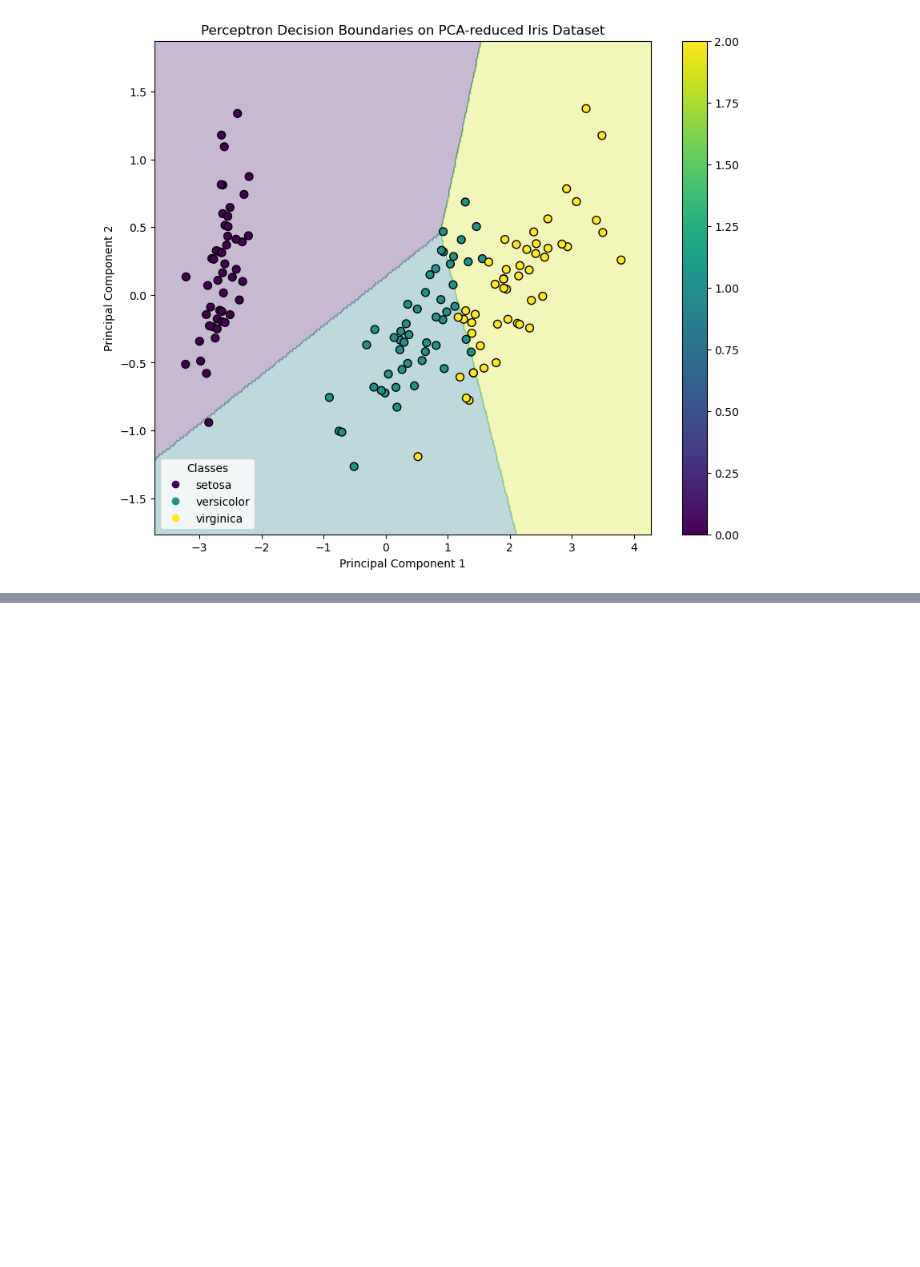
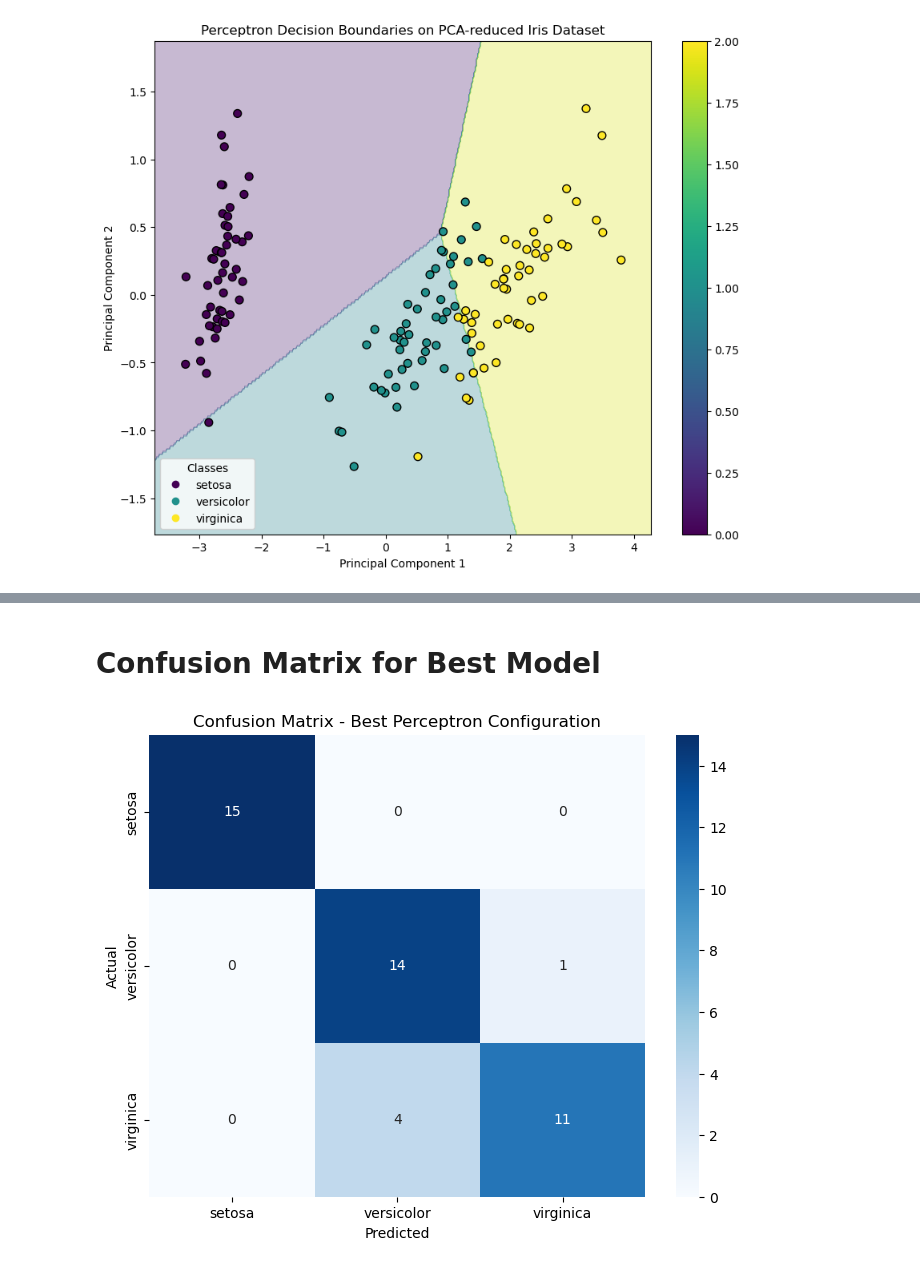
Before and after one commit to SobhanEyvazipoor/Homework-2, a Jupyter notebook: Exercise_4.ipynb, the cells around one changed output, grey strips where cells are left out. Drawn from its saved outputs; the diff is of its cells as text; code cells hidden in the pictures; blank space fills up the shorter version.

```diff
--- a/Exercise_4.ipynb
+++ b/Exercise_4.ipynb
@@ -364,0 +489,13 @@ plot_decision_boundaries(X_pca, y, perceptron_pca, target_names,
+# %% [markdown]
+# Confusion Matrix for Best Model
+# %%
+cm = confusion_matrix(y_test, y_pred_best)
+plt.figure(figsize=(8, 6))
+sns.heatmap(cm, annot=True, fmt='d', cmap='Blues',
+            xticklabels=target_names, yticklabels=target_names)
+plt.xlabel('Predicted')
+plt.ylabel('Actual')
+plt.title('Confusion Matrix - Best Perceptron Configuration')
+plt.show()
+# %% [output]
+[figure, added]
```
Also changed, not shown: parts of 12 cells of this notebook.
